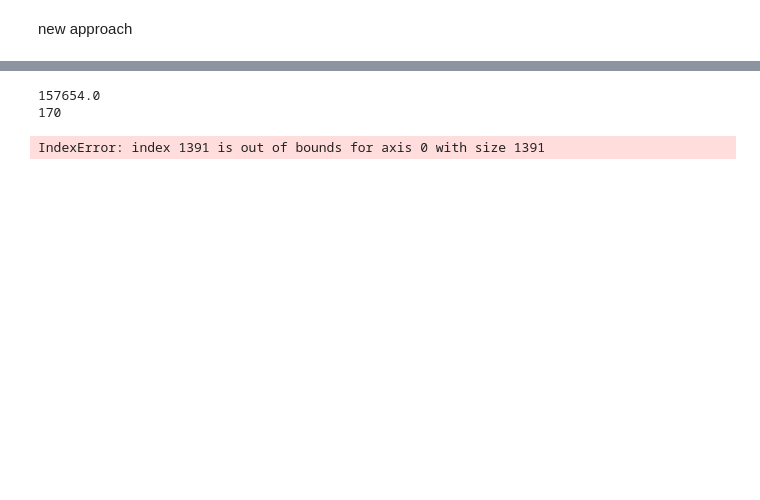
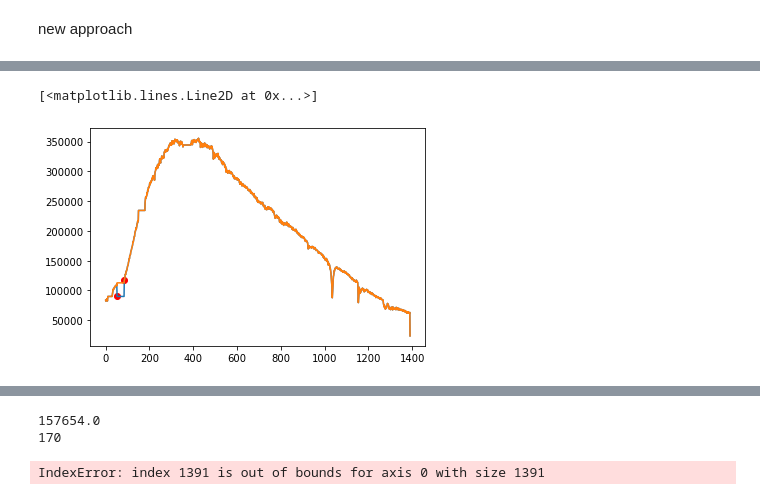
Before and after one commit to Yousousen/solar_physics, a Jupyter notebook: scripts/planckcurven.ipynb, the cells around one changed output, grey strips where cells are left out. Drawn from its saved outputs; the diff is of its cells as text; code cells hidden in the pictures; blank space fills up the shorter version.

```diff
--- a/scripts/planckcurven.ipynb
+++ b/scripts/planckcurven.ipynb
@@ -284,0 +292,15 @@ plt.plot(vega_sum)
+# %%
+xx = [52, 85]
+yy = [vega_sum[52], vega_sum[85]]
+plt.plot(vega_sum)
+plt.scatter(xx, yy, color='red')
+
+outside_average = (vega_sum[51] + vega_sum[86])/2
+
+for i in range(52, 85, 1):
+    vega_sum[i] = outside_average
+
+plt.plot(vega_sum)
+# %% [output]
+[<matplotlib.lines.Line2D at 0x...>]
+[figure, added]
```
Also changed, not shown: parts of 15 cells of this notebook.
